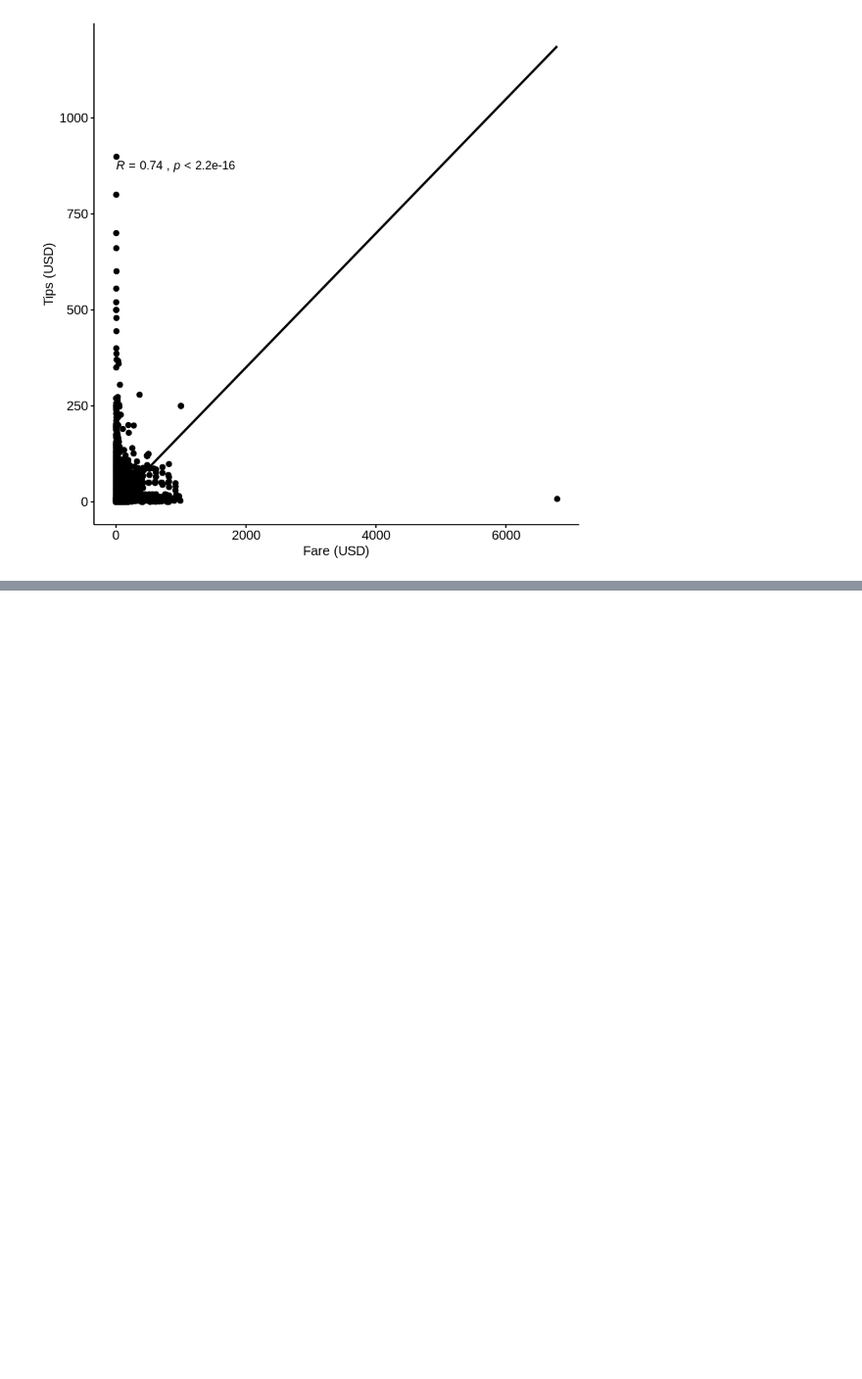
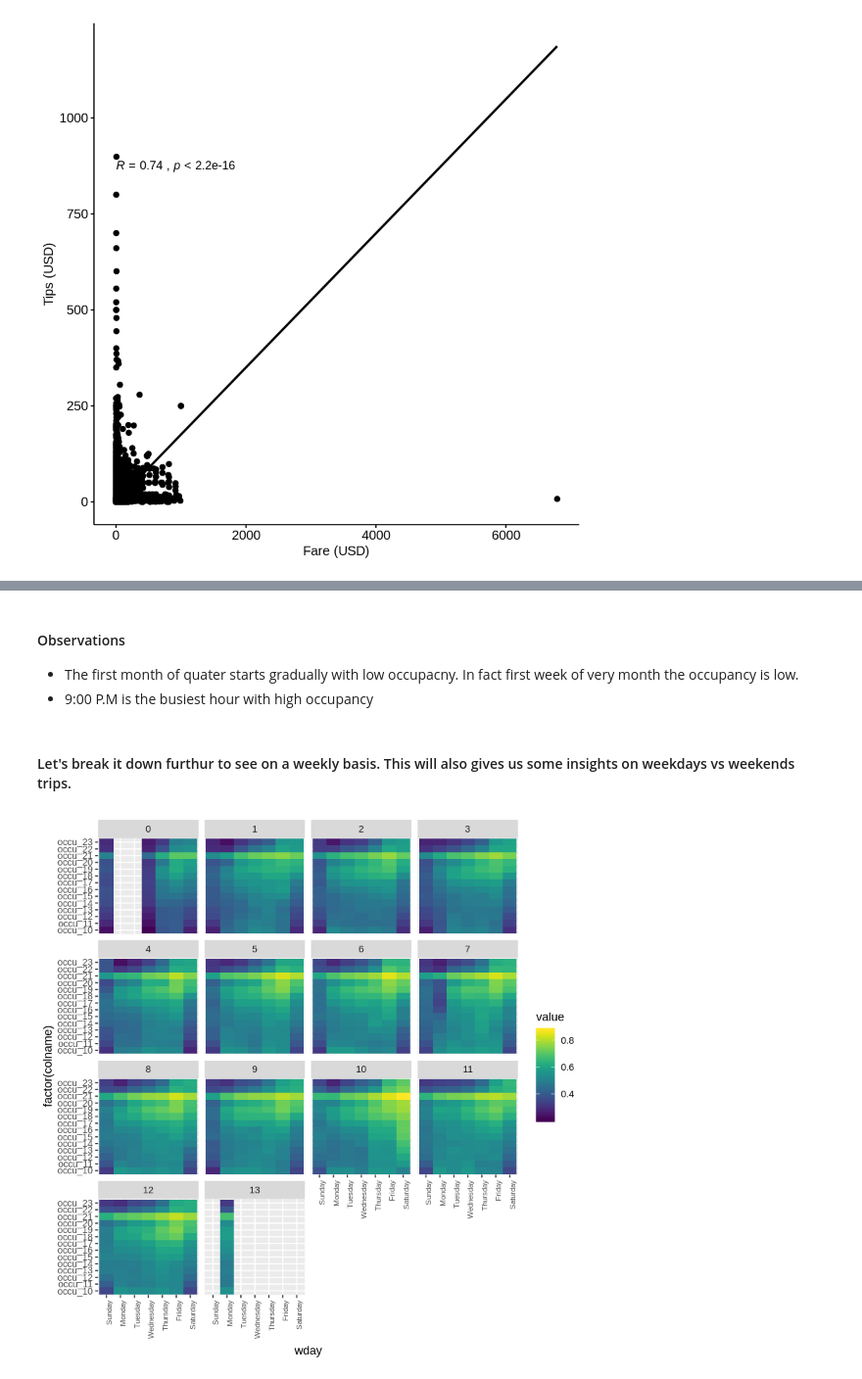
Before and after one commit to mym786/data-exploration-chicago-taxi, a Jupyter notebook: Chicago Taxi.ipynb, the cells around one changed output, grey strips where cells are left out. Shown at 98% size. Cells and saved outputs as stored; diff of their text form; code cells hidden in the pictures; blank space fills up the shorter version.

```diff
--- a/Chicago Taxi.ipynb
+++ b/Chicago Taxi.ipynb
@@ -438,0 +592,23 @@ ggscatter(fare_tip, x = "fare", y = "tips",
+# %% [markdown]
+#### Observations
+- The first month of quater starts gradually with low occupacny. In fact first week of very month the occupancy is low.
+- 9:00 P.M is the busiest hour with high occupancy
+# %% [markdown]
+#### Let's break it down furthur to see on a weekly basis. This will also gives us some insights on weekdays vs weekends trips.
+# %%
+captian_schedule_hm_wday <- captian_schedule_hm %>% mutate(
+    week=as.numeric(captian_schedule$week[as.numeric(rowname)]),
+    wday=wday(captian_schedule$date[as.numeric(rowname)], label=TRUE, abbr=FALSE, locale = Sys.getlocale("LC_TIME")),
+    colname=factor(colname)
+    ) %>%
+    group_by(week,wday,colname)  %>% summarize(value=mean(value)) %>% arrange(week,colname)
+
+captian_schedule_hm_wday <- captian_schedule_hm_wday %>% filter(value > 0)
+
+# Plot
+ggplot(captian_schedule_hm_wday, aes(x = wday, y = factor(colname), fill = value)) +
+  geom_tile() +  theme(axis.text.x = element_text(angle=90, hjust = 1, size=7)) +
+    scale_color_viridis(discrete = FALSE, option = "D") +
+    scale_fill_viridis(discrete = FALSE) + facet_wrap(~ week)
+# %% [output]
+[figure, added]
```
Also changed, not shown: parts of 44 cells of this notebook.
